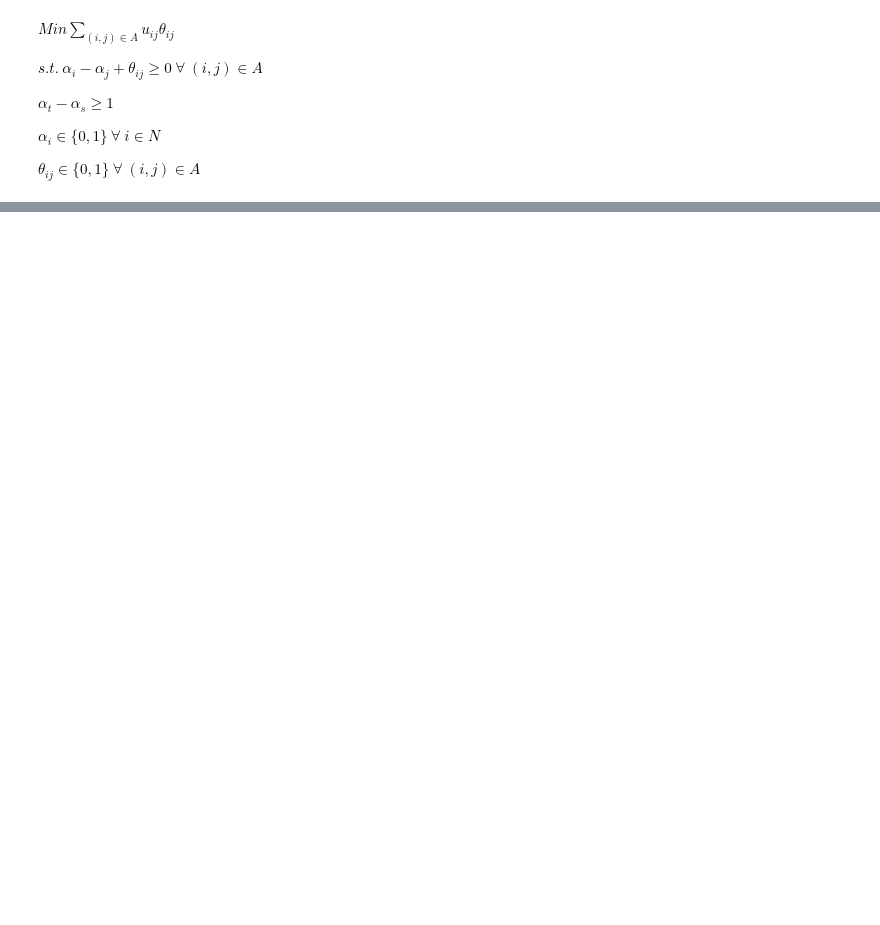
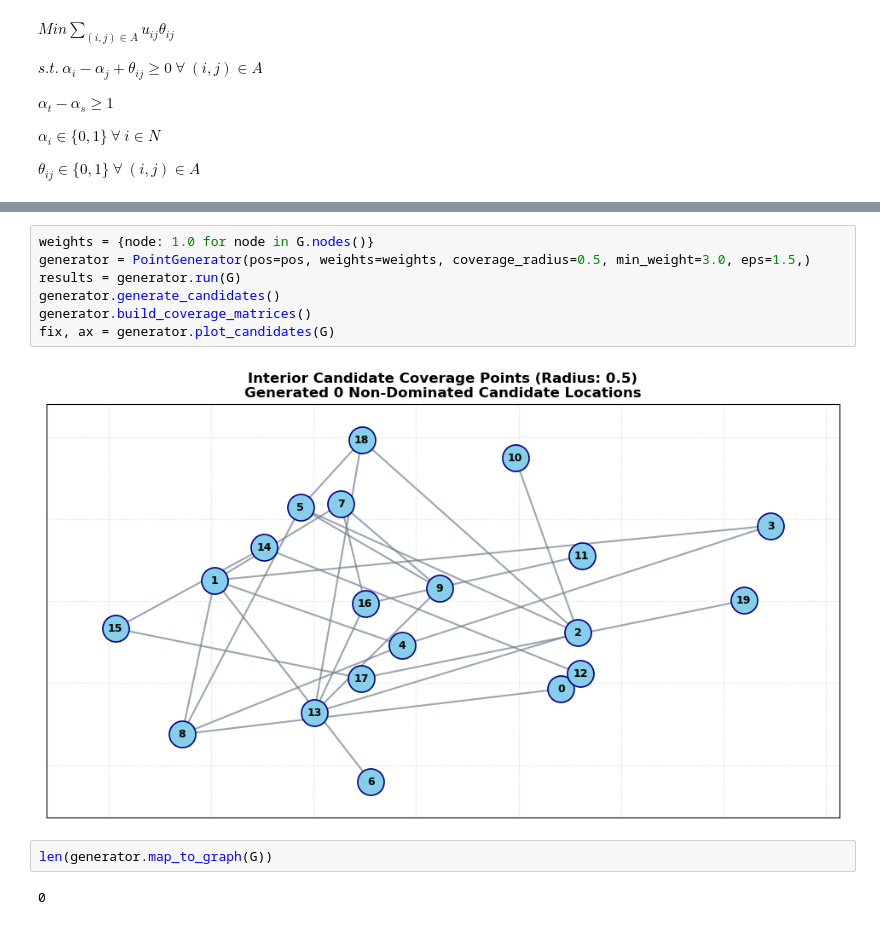
Before and after one commit to Sheldor287/repo, a Jupyter notebook: networks/notebooks/distance_linear_programming.ipynb, the cells around one changed output, grey strips where cells are left out. Cells and saved outputs as stored; diff of their text form; blank space fills up the shorter version.

```diff
--- a/networks/notebooks/distance_linear_programming.ipynb
+++ b/networks/notebooks/distance_linear_programming.ipynb
@@ -157,0 +795,13 @@ $\theta_{ij} \in  \{0,1\} \ \forall \ (i,j) \in A$
+# %%
+weights = {node: 1.0 for node in G.nodes()}
+generator = PointGenerator(pos=pos, weights=weights, coverage_radius=0.5, min_weight=3.0, eps=1.5,)
+results = generator.run(G)
+generator.generate_candidates()
+generator.build_coverage_matrices()
+fix, ax = generator.plot_candidates(G)
+# %% [output]
+[figure, added]
+# %%
+len(generator.map_to_graph(G))
+# %% [output]
+0
```
Also changed, not shown: parts of 7 cells of this notebook, 54 other files.
